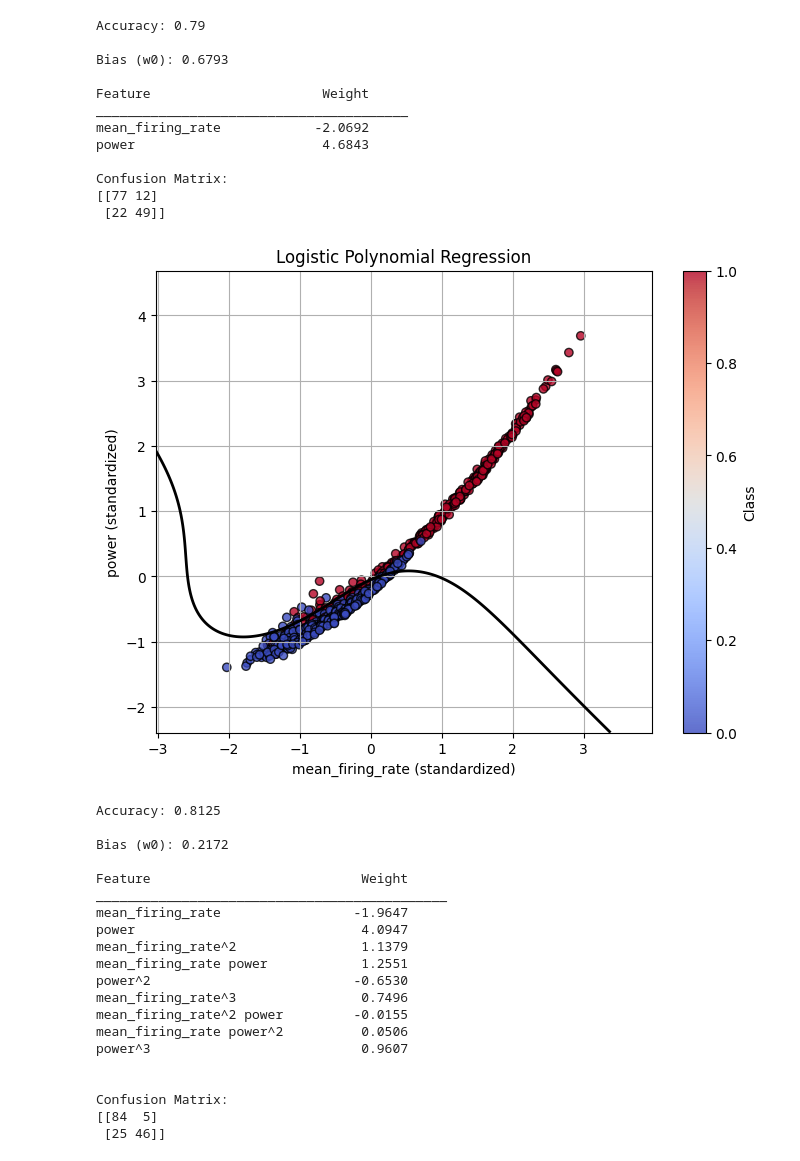
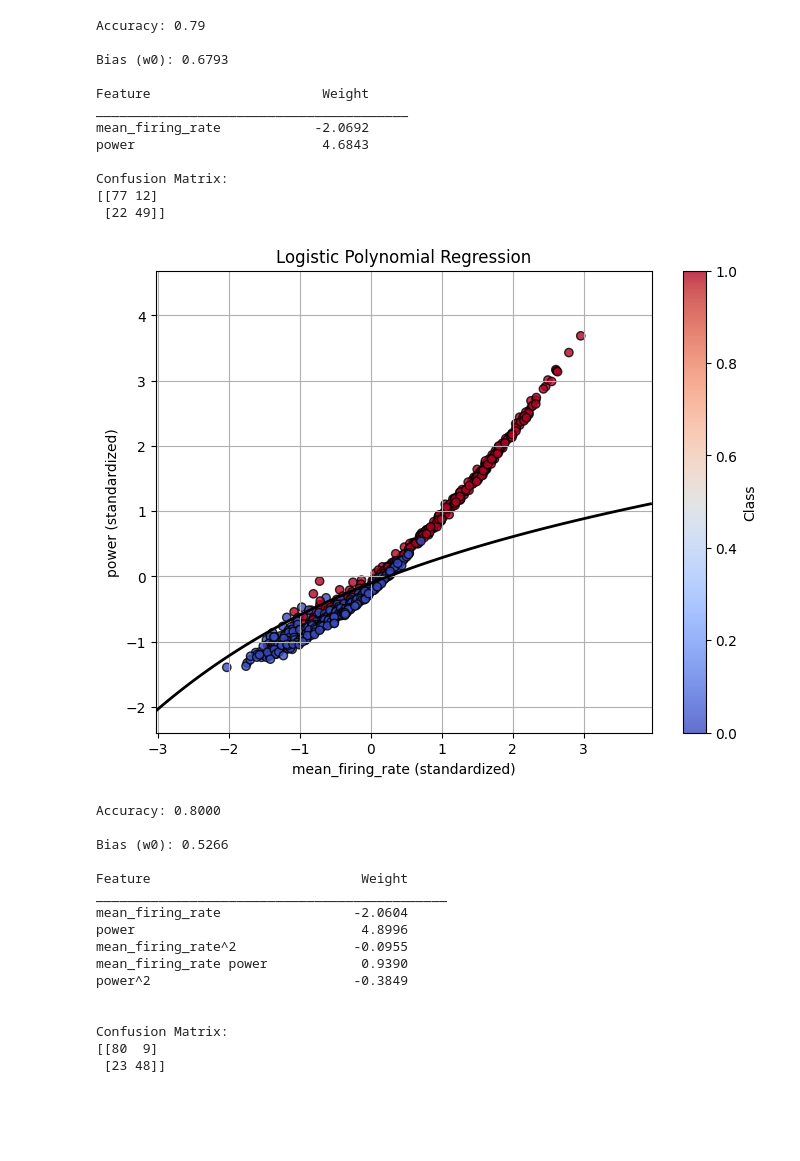
Before and after one commit to wahnsinning/Neuroinformatik_Projekt, a Jupyter notebook: main.ipynb, the cells around one changed output. Drawn from its saved outputs; the diff is of its cells as text; code cells hidden in the pictures; blank space fills up the shorter version.

```diff
--- a/main.ipynb
+++ b/main.ipynb
@@ -397,23 +509,24 @@ from sklearn.preprocessing import PolynomialFeatures
 selected_features = ['mean_firing_rate', 'power']
 #selected_features = features.columns.tolist()
 
-# Prepare data
-X = features[selected_features].values
+X_selected_features = features[selected_features].values
 y = y
 
-# Standardize features
-X_mean = X.mean(axis=0)
-X_std = X.std(axis=0)
-X_scaled = (X - X_mean) / X_std
+#standardize features
+X_mean = X_selected_features.mean(axis=0)
+X_std = X_selected_features.std(axis=0)
+X_scaled = (X_selected_features - X_mean) / X_std
 
-# Split into training and test set (80/20 train/test)
+#split into training and test set (80/20 train/test)
 X_train, X_test, y_train, y_test = model_selection.train_test_split(X_scaled, y, test_size=0.2, random_state=42)
 
-# Train the model
+
+
+#train the model
 model = linear_model.LogisticRegression(max_iter=1000)
 model.fit(X_train, y_train)
 
-# Predict on the test set
+#predict on the test set
 y_pred = model.predict(X_test)
 # %%
 
@@ -479,21 +592,21 @@ Confusion Matrix:
 ####################### Polynomial Logistic Regression ###########################
 
 
-# Create polynomial features (degree=2)
-poly = PolynomialFeatures(degree=3, include_bias=False)
+#create polynomial features (degree=2)
+poly = PolynomialFeatures(degree=2, include_bias=False)
 X_poly = poly.fit_transform(X_scaled)
 
-# Train logistic regression on expanded features
+#train logistic regression on expanded features
 model_poly = linear_model.LogisticRegression(max_iter=1000)
 model_poly.fit(X_poly, y)
 
-# Create a grid
+#create a grid
 x_min, x_max = X_scaled[:, 0].min() - 1, X_scaled[:, 0].max() + 1
 y_min, y_max = X_scaled[:, 1].min() - 1, X_scaled[:, 1].max() + 1
 xx, yy = np.meshgrid(np.linspace(x_min, x_max, 300),
                          np.linspace(y_min, y_max, 300))
 
-# Flatten grid and transform it with the polynomial transformer
+#flatten grid and transform it for polynomial features
 grid = np.c_[xx.ravel(), yy.ravel()]
 grid_poly = poly.transform(grid)
 
@@ -501,7 +614,7 @@ grid_poly = poly.transform(grid)
 probs = model_poly.predict_proba(grid_poly)[:, 1].reshape(xx.shape)
 
 #predict test set
-X_test_poly = poly.transform(X_test)  # Expand test set!
+X_test_poly = poly.transform(X_test)
 y_pred_poly = model_poly.predict(X_test_poly)
 
 
@@ -512,51 +625,47 @@ plt.figure(figsize=(8, 6))
 scatter = plt.scatter(X_scaled[:, 0], X_scaled[:, 1], c=y, cmap="coolwarm", edgecolors='k', alpha=0.8)
 plt.contour(xx, yy, probs, levels=[0.5], linewidths=2, colors='black')
 
 plt.xlabel(selected_features[0] + " (standardized)")
 plt.ylabel(selected_features[1] + " (standardized)")
 plt.title("Logistic Polynomial Regression")
 plt.grid(True)
 plt.colorbar(scatter, label="Class")
 plt.show()
 
 ########################### Evaluation ###########################################
 
 #accuracy
 accuracy_poly = metrics.accuracy_score(y_test, y_pred_poly)
 print(f"\nAccuracy: {accuracy_poly:.4f}")
 
 #bias
 print(f"\nBias (w0): {model_poly.intercept_[0]:.4f}")
 
 #weights table
 print(f"\n{'Feature':<30}{'Weight':>10}")
 print("_" * 45)
 feature_names_poly = poly.get_feature_names_out(selected_features)
 for feature_name, weight in zip(feature_names_poly, model_poly.coef_[0]):
     print(f"{feature_name:<30}{weight:>10.4f}")
 
 #confusion matrix
 print("\n\nConfusion Matrix:")
 print(metrics.confusion_matrix(y_test, y_pred_poly))
 # %% [output]
-[figure, old version]
+[figure, new version]
-Accuracy: 0.8125
+Accuracy: 0.8000
 
-Bias (w0): 0.2172
+Bias (w0): 0.5266
 
 Feature                           Weight
 _____________________________________________
-mean_firing_rate                 -1.9647
-power                             4.0947
-mean_firing_rate^2                1.1379
-mean_firing_rate power            1.2551
-power^2                          -0.6530
-mean_firing_rate^3                0.7496
-mean_firing_rate^2 power         -0.0155
-mean_firing_rate power^2          0.0506
-power^3                           0.9607
+mean_firing_rate                 -2.0604
+power                             4.8996
+mean_firing_rate^2               -0.0955
+mean_firing_rate power            0.9390
+power^2                          -0.3849
 
 
 Confusion Matrix:
-[[84  5]
- [25 46]]
+[[80  9]
+ [23 48]]
```
Also changed, not shown: parts of 27 cells of this notebook.
